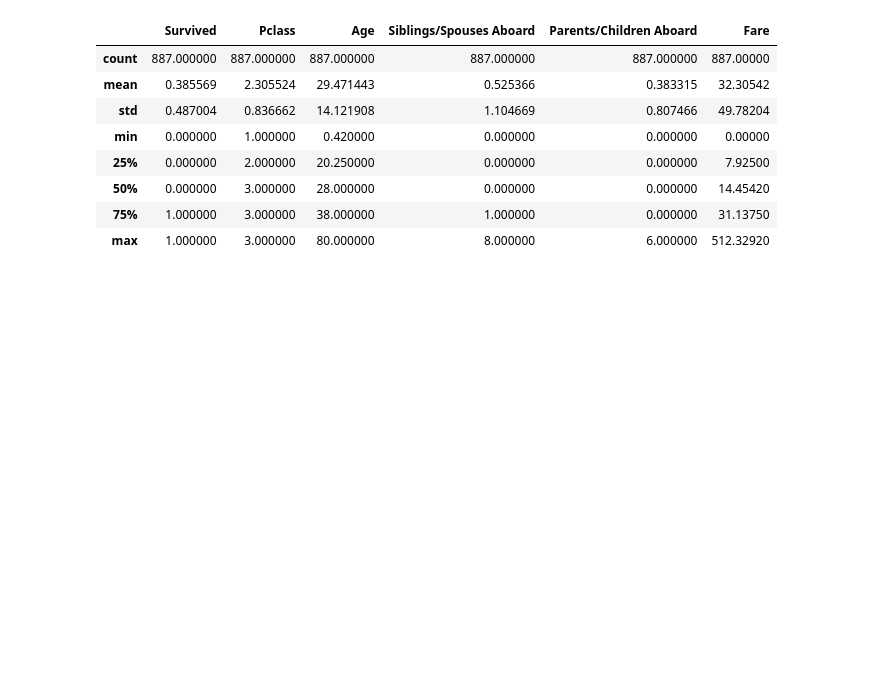
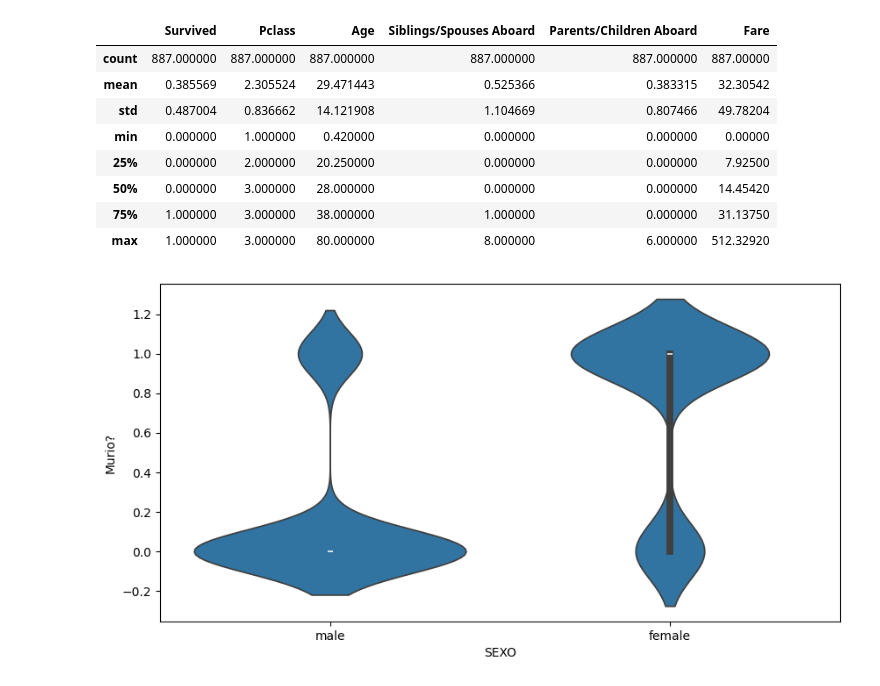
Before and after one commit to Javier-16/Titanic-datos, a Jupyter notebook: Titanic.ipynb, the cells around one changed output. Saved outputs shown, nothing was run; the diff lists cells and outputs as text; code cells hidden in the pictures; blank space fills up the shorter version.

```diff
--- a/Titanic.ipynb
+++ b/Titanic.ipynb
@@ -74,3 +74,12 @@ df.describe()
 | 50% | 0.000000 | 3.000000 | 28.000000 | 0.000000 | 0.000000 | 14.45420 |
 | 75% | 1.000000 | 3.000000 | 38.000000 | 1.000000 | 0.000000 | 31.13750 |
 | max | 1.000000 | 3.000000 | 80.000000 | 8.000000 | 6.000000 | 512.32920 |
+# %%
+plt.figure(figsize=(10, 5))
+sns.violinplot(x="Sex", y="Survived", data=df)
+
+plt.xlabel("SEXO")
+plt.ylabel("Murio?")
+plt.show()
+# %% [output]
+[figure, added]
```
